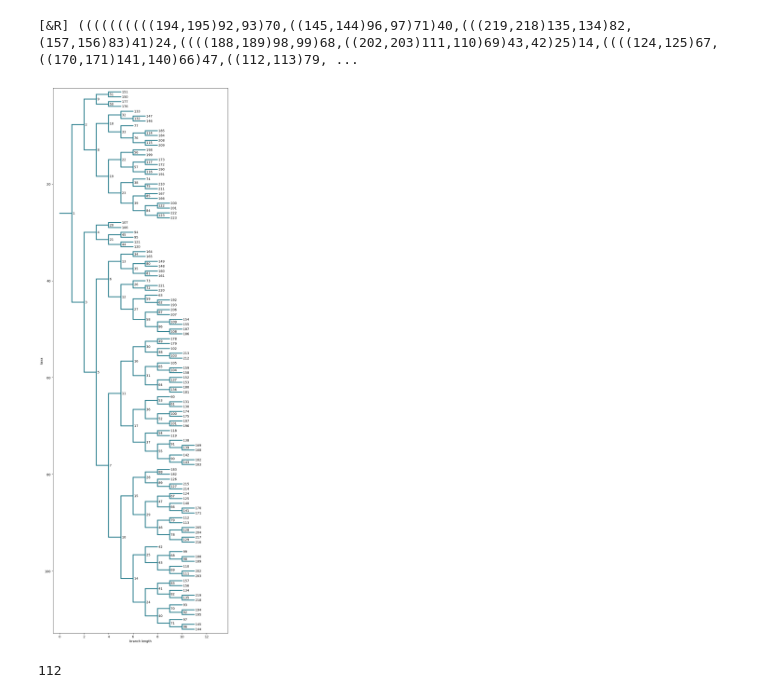
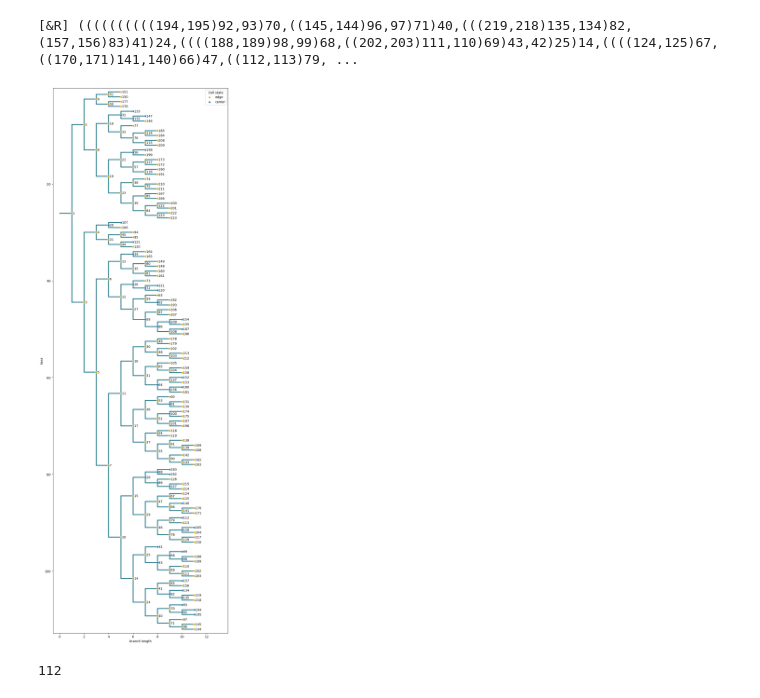
Before and after one commit to HwijungK/State-Dependent-2D-Tumor-Simulation-Phylogenies, a Jupyter notebook: eden_sim/reconstruct_sim_tree.ipynb, the cells around one changed output. Cells and saved outputs as stored; diff of their text form; code cells hidden in the pictures.

Commit message:
added states to tree

```diff
--- a/eden_sim/reconstruct_sim_tree.ipynb
+++ b/eden_sim/reconstruct_sim_tree.ipynb
@@ -15,11 +15,14 @@ import dendropy
 df = pd.read_csv(
     log_file,
     sep = '\t',
-    dtype={"id": "string", "parent_id": "string", "birth_date": "int", "death_date": "int"},
+    dtype={"id": "string", "parent_id": "string", "birth_date": "int", "death_date": "int", "states": "string"},
 )
 
 if df["id"].isna().any() or not df["id"].is_unique:
     raise ValueError("Each id must be unique and nonmissing.")
+
+if "states" not in df.columns or not df["states"].isin(("edge", "center")).all():
+    raise ValueError("Each individual must have a states value of 'edge' or 'center'.")
 
 # The root is the individual whose parent_index is blank.
 root_ids = df.loc[df["parent_id"].isna(), "id"].tolist()
@@ -71,34 +74,58 @@ clades = {
         branch_length=node.edge_length or 1
     )
     for node in tree.preorder_node_iter()
 }
 
 for node, clade in clades.items():
     clade.clades = [
         clades[child] for child in node.child_node_iter()
     ]
 
 plot_tree = Tree(root=clades[tree.seed_node], rooted=True)
 plot_tree.ladderize() # order branches by descendant count
 
 # Stylying
 plot_tree.root.color = "#237A8A"
 plot_tree.root.width = 1.8
 
 # Increase figure height with the number of leaves.
 n_tips = plot_tree.count_terminals()
 fig, ax = plt.subplots(figsize=(10, max(4, 0.28 * n_tips)))
 
 Phylo.draw(
     plot_tree,
     axes=ax,
     do_show=False,
     show_confidence = False,
     label_func = lambda c: c.name,
 )
+
+# Node labels are anchored at each individual's position in the tree.
+state_colors = {"edge": "#E69F00", "center": "#0072B2"}
+state_by_id = df.set_index("id")["states"].to_dict()
+node_positions = {
+    label.get_text().strip(): label.get_position()
+    for label in ax.texts
+}
+
+for state, color in state_colors.items():
+    positions = [
+        position for cell_id, position in node_positions.items()
+        if state_by_id[cell_id] == state
+    ]
+    if not positions:
+        continue
+    ax.scatter(
+        *zip(*positions),
+        marker="o", s=36, color=color,
+        edgecolors="white", linewidths=0.6,
+        zorder=4, label=state,
+    )
+
+ax.legend(title="Cell state", loc="upper right")
 plt.show()
 # %% [output]
-[figure, old version]
+[figure, new version]
 # %%
 n_tips
 # %% [output]
```
Also changed, not shown: 3 other files.
